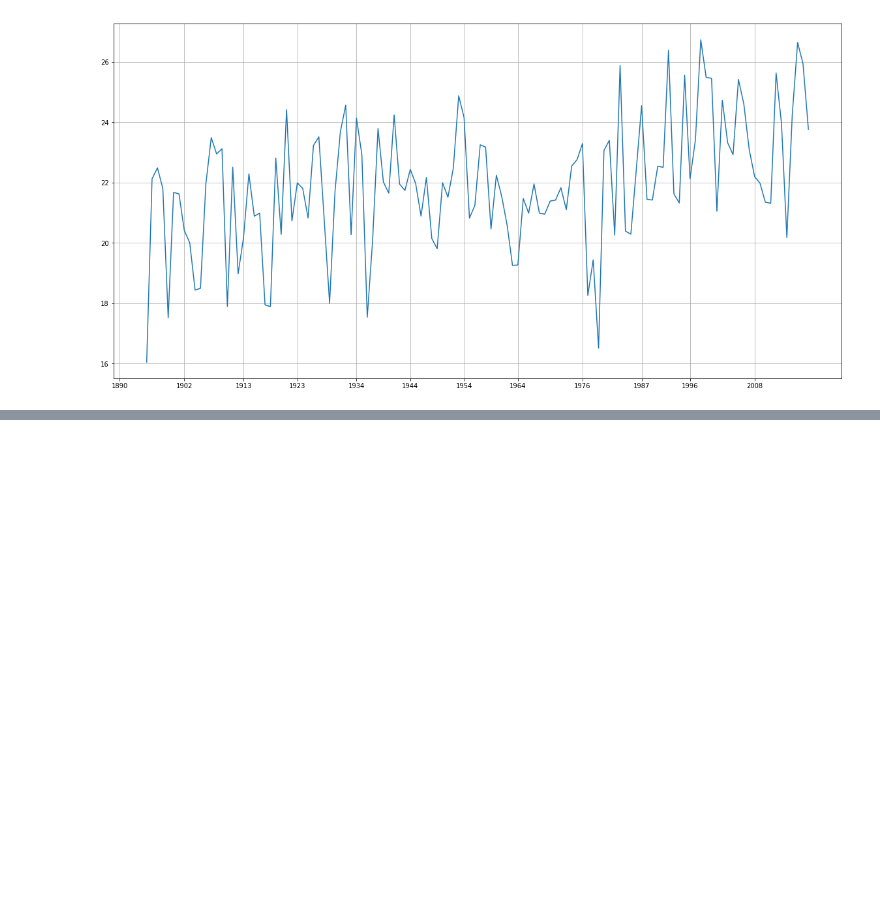
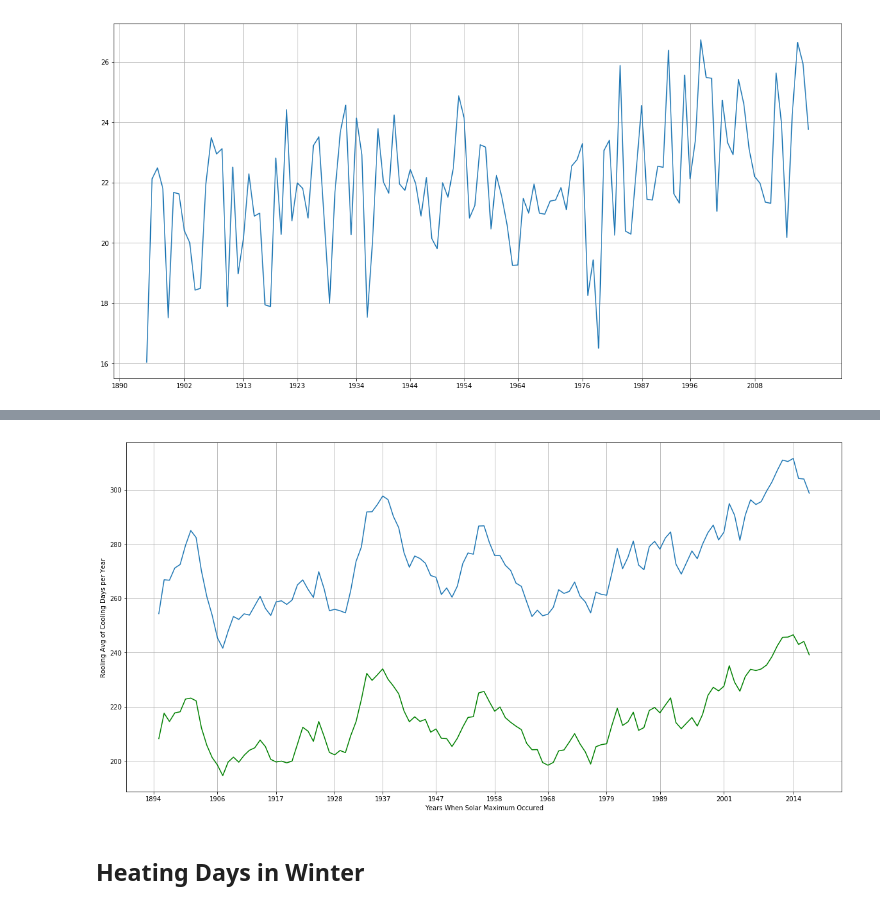
Before and after one commit to A-Grabish/solis-projectum, a Jupyter notebook: working/sunspots.ipynb, the cells around one changed output, grey strips where cells are left out. Cells and saved outputs as stored; diff of their text form; code cells hidden in the pictures; blank space fills up the shorter version.

```diff
--- a/working/sunspots.ipynb
+++ b/working/sunspots.ipynb
@@ -296,0 +356,15 @@ ax2.plot(rolling_min, color = color)
+# %%
+#plot rolling avg of cooling days
+rolling_cooling = cooling_summer_avg.rolling(5, min_periods = 1).mean()
+rolling_expanded_cooling = cooling_expanded_avg.rolling(5, min_periods = 1).mean()
+
+plt.plot(rolling_cooling)
+plt.plot(rolling_expanded_cooling, color = "green")
+plt.ylabel("Rooling Avg of Cooling Days per Year")
+plt.xlabel("Years When Solar Maximum Occured")
+plt.xticks(solar_max)
+plt.grid()
+# %% [output]
+[figure, added]
+# %% [markdown]
+## Heating Days in Winter
```
Also changed, not shown: parts of 15 cells of this notebook, 2 other files.
